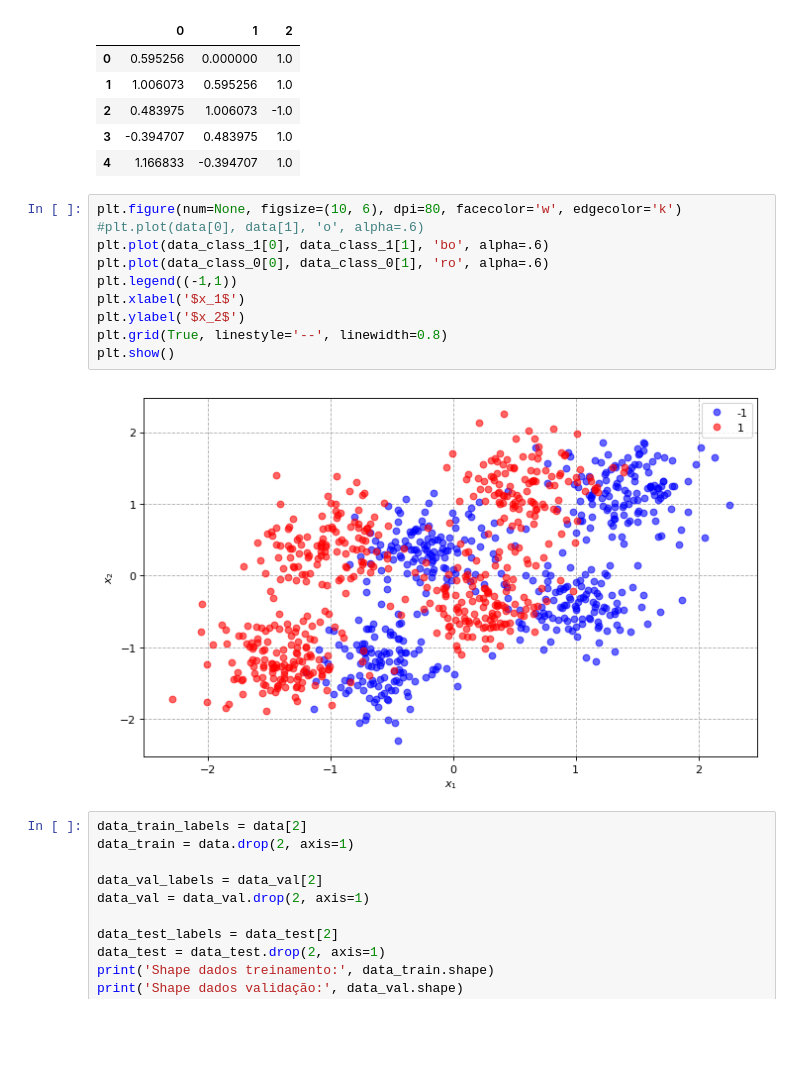
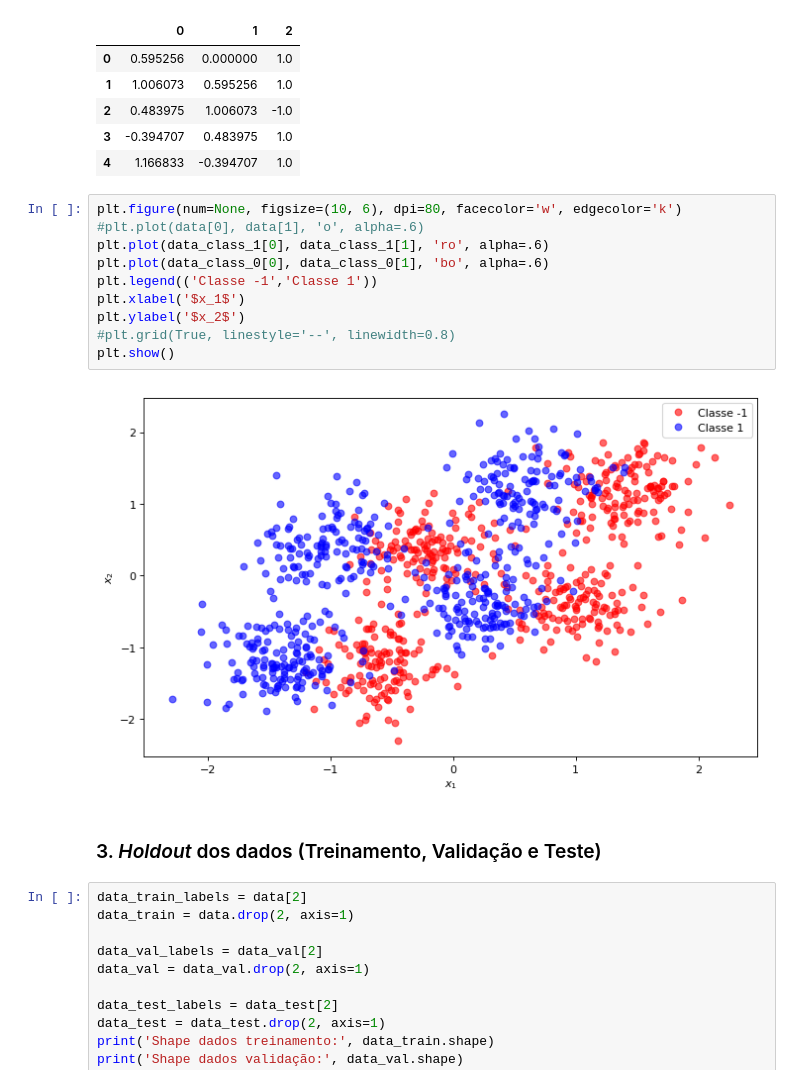
Before and after one commit to SamuelBFG/IA006, a Jupyter notebook: MLPandSVM.ipynb, the cells around one changed output. Drawn from its saved outputs; the diff is of its cells as text; blank space fills up the shorter version.

```diff
--- a/MLPandSVM.ipynb
+++ b/MLPandSVM.ipynb
@@ -42,15 +46,17 @@ Shape: (1000, 3)
 # %%
 plt.figure(num=None, figsize=(10, 6), dpi=80, facecolor='w', edgecolor='k')
 #plt.plot(data[0], data[1], 'o', alpha=.6)
-plt.plot(data_class_1[0], data_class_1[1], 'bo', alpha=.6)
-plt.plot(data_class_0[0], data_class_0[1], 'ro', alpha=.6)
-plt.legend((-1,1))
+plt.plot(data_class_1[0], data_class_1[1], 'ro', alpha=.6)
+plt.plot(data_class_0[0], data_class_0[1], 'bo', alpha=.6)
+plt.legend(('Classe -1','Classe 1'))
 plt.xlabel('$x_1$')
 plt.ylabel('$x_2$')
-plt.grid(True, linestyle='--', linewidth=0.8)
+#plt.grid(True, linestyle='--', linewidth=0.8)
 plt.show()
 # %% [output]
-[figure, old version]
+[figure, new version]
+# %% [markdown]
+### 3. _Holdout_ dos dados (Treinamento, Validação e Teste)
 # %%
 data_train_labels = data[2]
 data_train = data.drop(2, axis=1)
```
Also changed, not shown: parts of 31 cells of this notebook.
